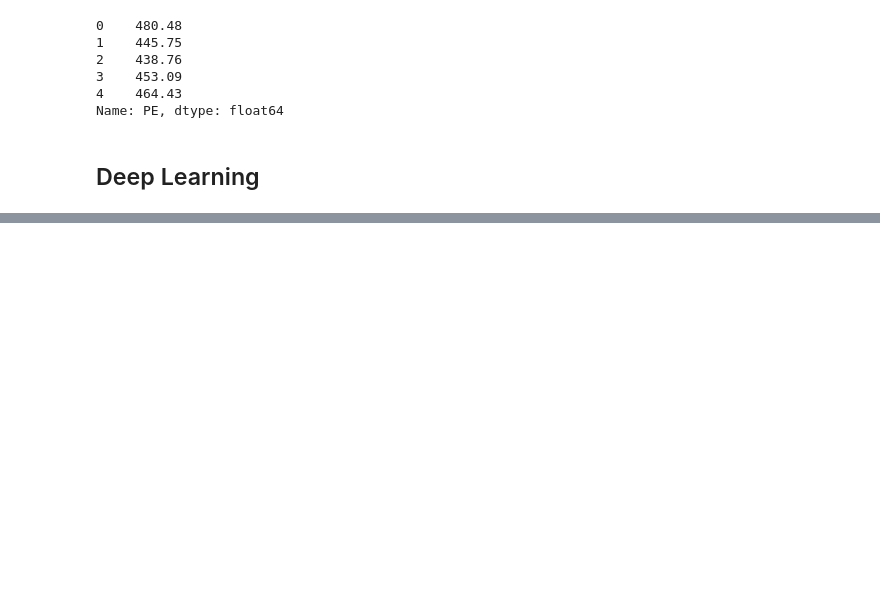
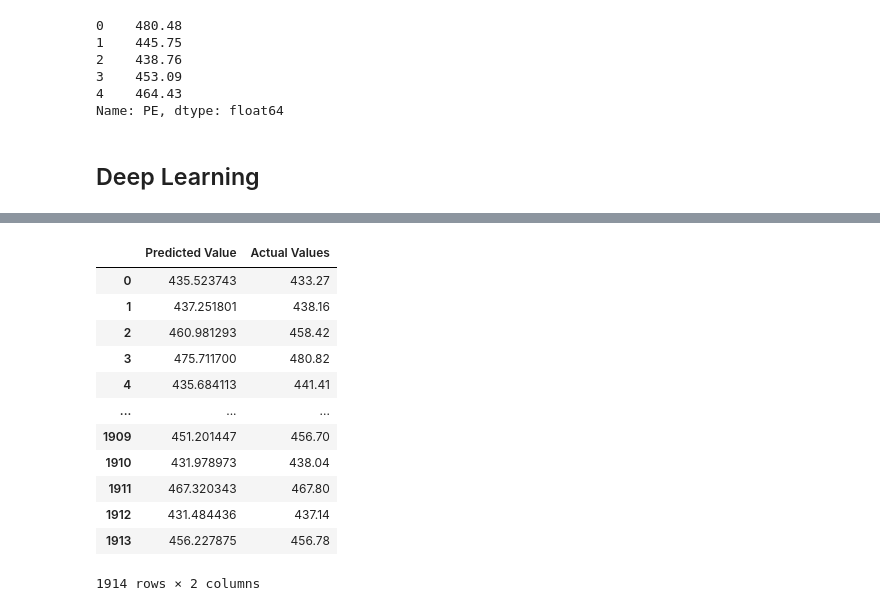
Before and after one commit to Srixjan/Machine-Learning, a Jupyter notebook: DEEP LEARNING/ANN_Regression.ipynb, the cells around one changed output, grey strips where cells are left out. Cells and saved outputs as stored; diff of their text form; code cells hidden in the pictures; blank space fills up the shorter version.

```diff
--- a/DEEP LEARNING/ANN_Regression.ipynb
+++ b/DEEP LEARNING/ANN_Regression.ipynb
@@ -205,0 +243,19 @@ Error:
+# %%
+predicted_df = pd.DataFrame(test_predict.numpy(), columns=["Predicted Value"])
+actual_df = pd.DataFrame(y_test.values, columns=["Actual Values"])
+
+pd.concat([predicted_df, actual_df], axis=1)
+# %% [output]
+|  | Predicted Value | Actual Values |
+| 0 | 435.523743 | 433.27 |
+| 1 | 437.251801 | 438.16 |
+| 2 | 460.981293 | 458.42 |
+| 3 | 475.711700 | 480.82 |
+| 4 | 435.684113 | 441.41 |
+| ... | ... | ... |
+| 1909 | 451.201447 | 456.70 |
+| 1910 | 431.978973 | 438.04 |
+| 1911 | 467.320343 | 467.80 |
+| 1912 | 431.484436 | 437.14 |
+| 1913 | 456.227875 | 456.78 |
+1914 rows × 2 columns
```
Also changed, not shown: parts of 5 cells of this notebook, 1 other file.
